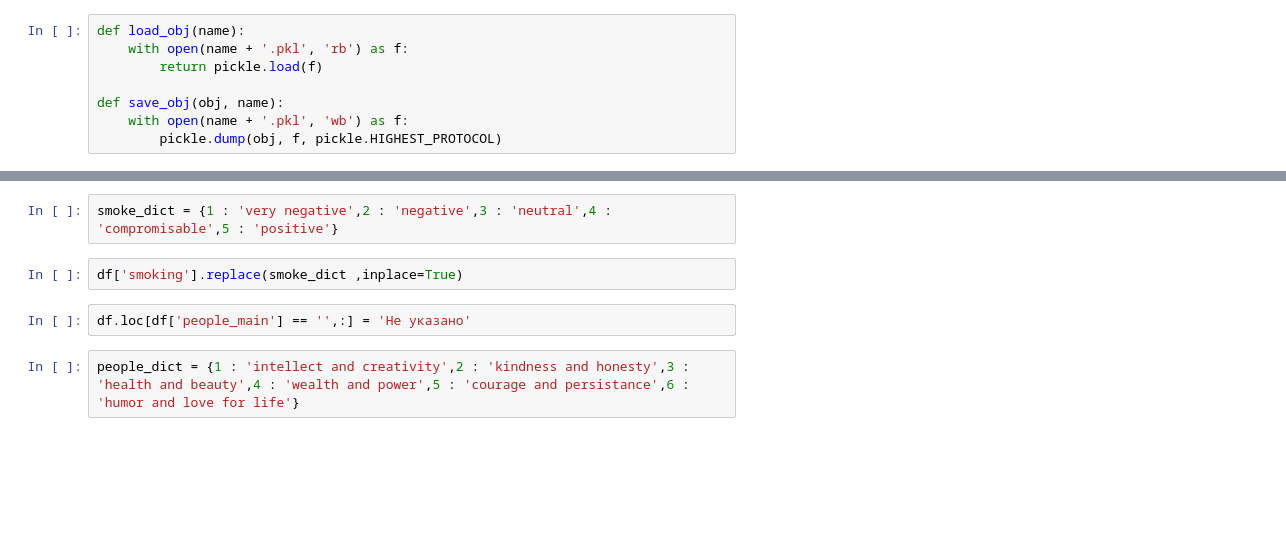
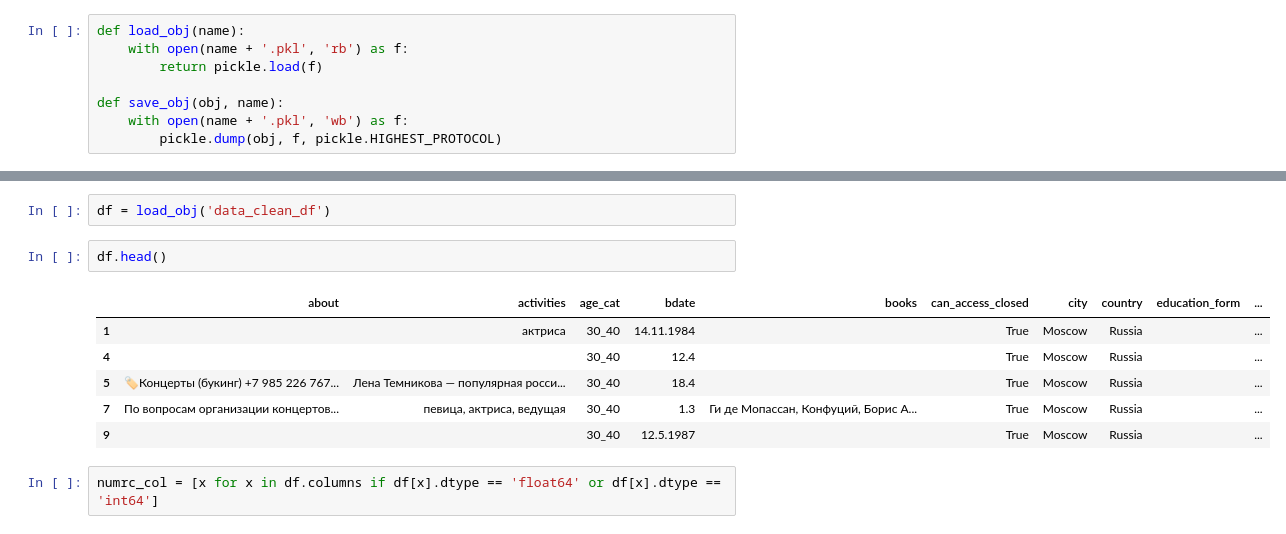
Before and after one commit to Vikykysha/o_hm, a Jupyter notebook: 4/vkstatsbot/Untitled.ipynb, the cells around one changed output, grey strips where cells are left out. Drawn from its saved outputs; the diff is of its cells as text; blank space fills up the shorter version.

```diff
--- a/4/vkstatsbot/Untitled.ipynb
+++ b/4/vkstatsbot/Untitled.ipynb
@@ -130,8 +55,13 @@ df.loc[df['smoking'] == '',:] = 'Не указано'
-# %%
-smoke_dict = {1 : 'very negative',2 : 'negative',3 : 'neutral',4 : 'compromisable',5 : 'positive'}
-# %%
-df['smoking'].replace(smoke_dict ,inplace=True)
-# %%
-df.loc[df['people_main'] == '',:] = 'Не указано'
-# %%
-people_dict = {1 : 'intellect and creativity',2 : 'kindness and honesty',3 : 'health and beauty',4 : 'wealth and power',5 : 'courage and persistance',6 : 'humor and love for life'}
+# %%
+df = load_obj('data_clean_df')
+# %%
+df.head()
+# %% [output]
+|  | about | activities | age_cat | bdate | books | can_access_closed | city | country | education_form | ... |
+| 1 |  | актриса | 30_40 | 14.11.1984 |  | True | Moscow | Russia |  | ... |
+| 4 |  |  | 30_40 | 12.4 |  | True | Moscow | Russia |  | ... |
+| 5 | 🏷Концерты (букинг) +7 985 226 767... | Лена Темникова — популярная росси... | 30_40 | 18.4 |  | True | Moscow | Russia |  | ... |
+| 7 | По вопросам организации концертов... | певица, актриса, ведущая | 30_40 | 1.3 | Ги де Мопассан, Конфуций, Борис А... | True | Moscow | Russia |  | ... |
+| 9 |  |  | 30_40 | 12.5.1987 |  | True | Moscow | Russia |  | ... |
+# %%
+numrc_col = [x for x in df.columns if df[x].dtype == 'float64' or df[x].dtype == 'int64']
```
Also changed, not shown: parts of 71 cells of this notebook, 4 other files.
